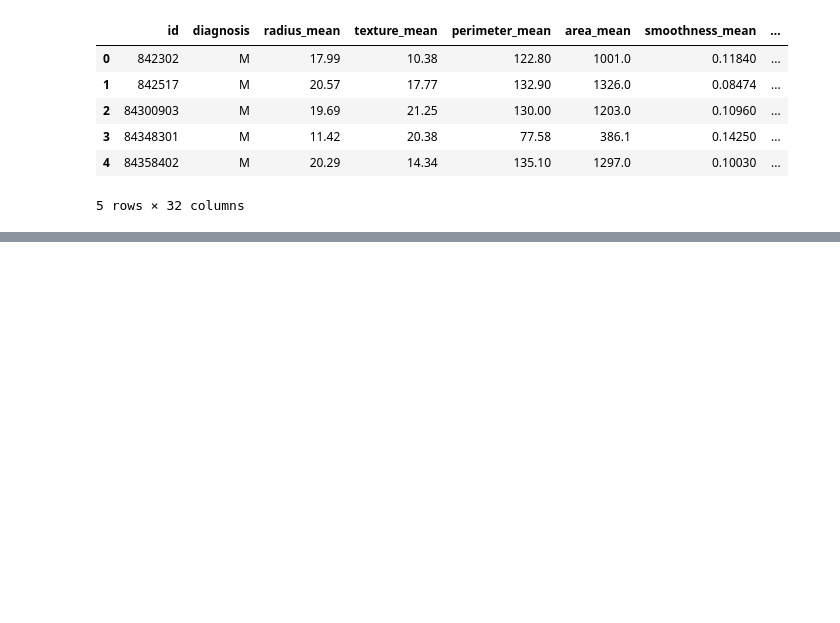
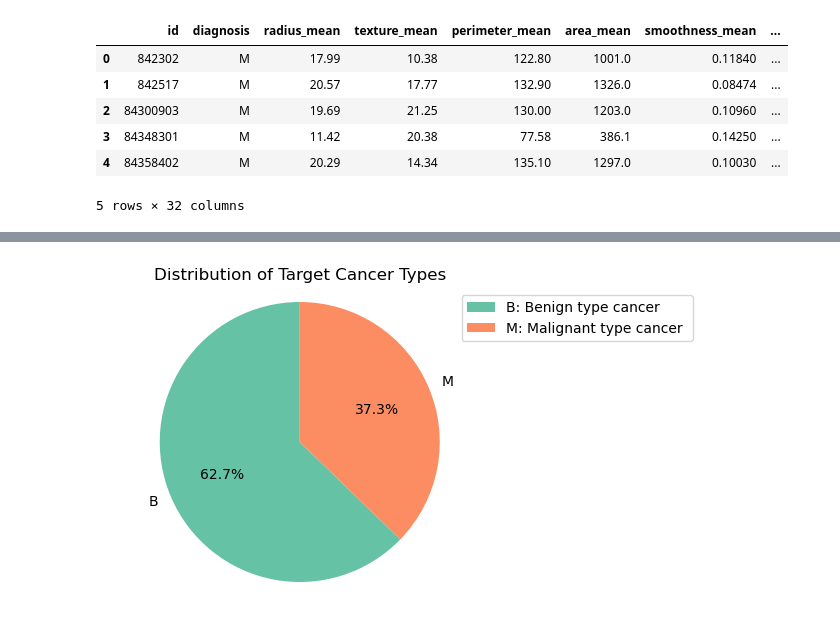
Before and after one commit to udityamerit/all_MLpackages, a Jupyter notebook: model.ipynb, the cells around one changed output, grey strips where cells are left out. Saved outputs shown, nothing was run; the diff lists cells and outputs as text; code cells hidden in the pictures; blank space fills up the shorter version.

Commit message:
updating the pai chart for the cancer type

```diff
--- a/model.ipynb
+++ b/model.ipynb
@@ -70,0 +97,11 @@ df.describe()
+# %%
+Target = data['diagnosis'].value_counts()
+plt.figure(figsize=(5, 4))
+plt.dpi = 150
+plt.pie(Target, labels=Target.index, autopct='%1.1f%%', startangle=90, colors=sns.color_palette('Set2'))
+plt.title('Distribution of Target Cancer Types')
+plt.axis('equal')  # Equal aspect ratio ensures the pie is drawn as a circle
+plt.legend(['B: Benign type cancer ','M: Malignant type cancer '],loc="best",bbox_to_anchor=(0.9, 1))
+plt.show()
+# %% [output]
+[figure, added]
```
Also changed, not shown: parts of 8 cells of this notebook.
